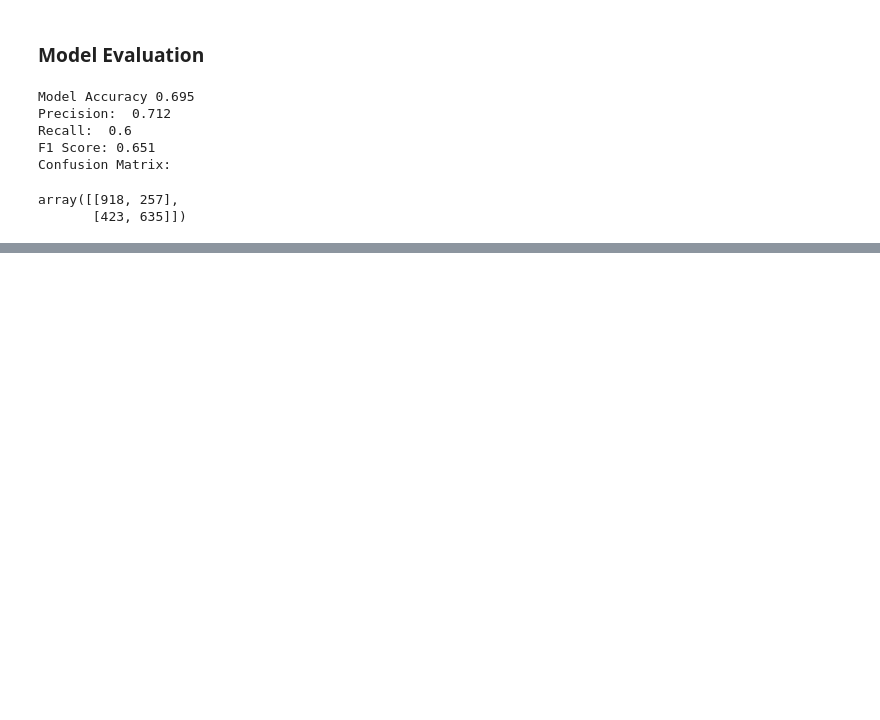
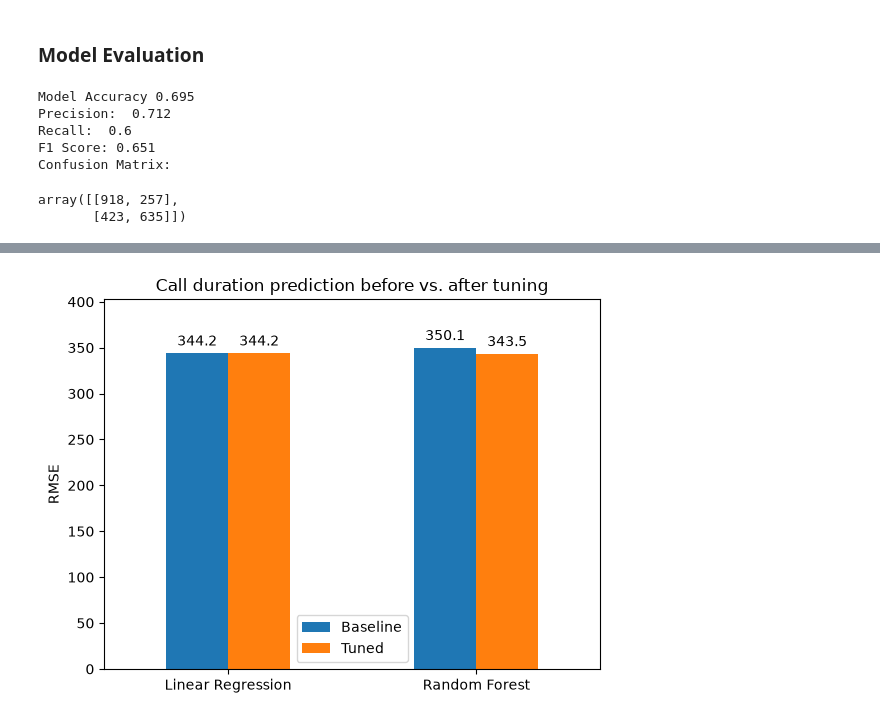
Before and after one commit to Yehia74/ML-Capstone-Project-yehia, a Jupyter notebook: notebooks/Bank_Marketing_Campaign_Analysis.ipynb, the cells around one changed output, grey strips where cells are left out. Saved outputs shown, nothing was run; the diff lists cells and outputs as text; code cells hidden in the pictures; blank space fills up the shorter version.

```diff
--- a/notebooks/Bank_Marketing_Campaign_Analysis.ipynb
+++ b/notebooks/Bank_Marketing_Campaign_Analysis.ipynb
@@ -355,0 +377,2 @@ We selected Logistic Regression with C = 0.01 based on five-fold cross-validatio
+# %%
+X_train_reg, X_test_reg, y_train_reg, y_test_reg = train_test_split(X_reg, y_reg, test_size=0.2, random_state=42, stratify=y)
@@ -355,0 +434,23 @@ We selected Logistic Regression with C = 0.01 based on five-fold cross-validatio
+# %%
+# Tuned Linear Regression
+
+no_intercept_scores = []
+
+for train_idx, val_idx in cv_reg.split(X_train_reg):
+    X_fold_train, X_val = prepare_features(
+        X_train_reg.iloc[train_idx], X_train_reg.iloc[val_idx]
+    )
+
+    linear_model = LinearRegression(fit_intercept=False)
+    linear_model.fit(X_fold_train, y_train_reg.iloc[train_idx])
+    predictions = linear_model.predict(X_val)
+
+    rmse = mean_squared_error(y_train_reg.iloc[val_idx], predictions) ** 0.5
+    no_intercept_scores.append(rmse)
+
+intercept_results = pd.Series({
+    'With intercept': reg_results.loc['Mean RMSE', 'Linear Regression'],
+    'Without intercept': sum(no_intercept_scores) / len(no_intercept_scores)
+}, name='Mean RMSE (seconds)')
+
+display(intercept_results.round(3).to_frame())
@@ -355,0 +495,22 @@ We selected Logistic Regression with C = 0.01 based on five-fold cross-validatio
+# %%
+reg_comparison = pd.DataFrame({
+    'Baseline': reg_results.loc['Mean RMSE', ['Linear Regression', 'Random Forest']],
+    'Tuned': {
+        'Linear Regression': intercept_results.loc['With intercept'],
+        'Random Forest': forest_rmse.min()
+    }
+})
+
+ax = reg_comparison.plot.bar(
+    rot=0,
+    xlabel='',
+    ylabel='RMSE',
+    title='Call duration prediction before vs. after tuning'
+)
+
+for bars in ax.containers:
+    ax.bar_label(bars, fmt='%.1f', padding=3)
+
+ax.margins(y=0.15)
+# %% [output]
+[figure, added]
```
Also changed, not shown: parts of 43 cells of this notebook, 1 other file.
